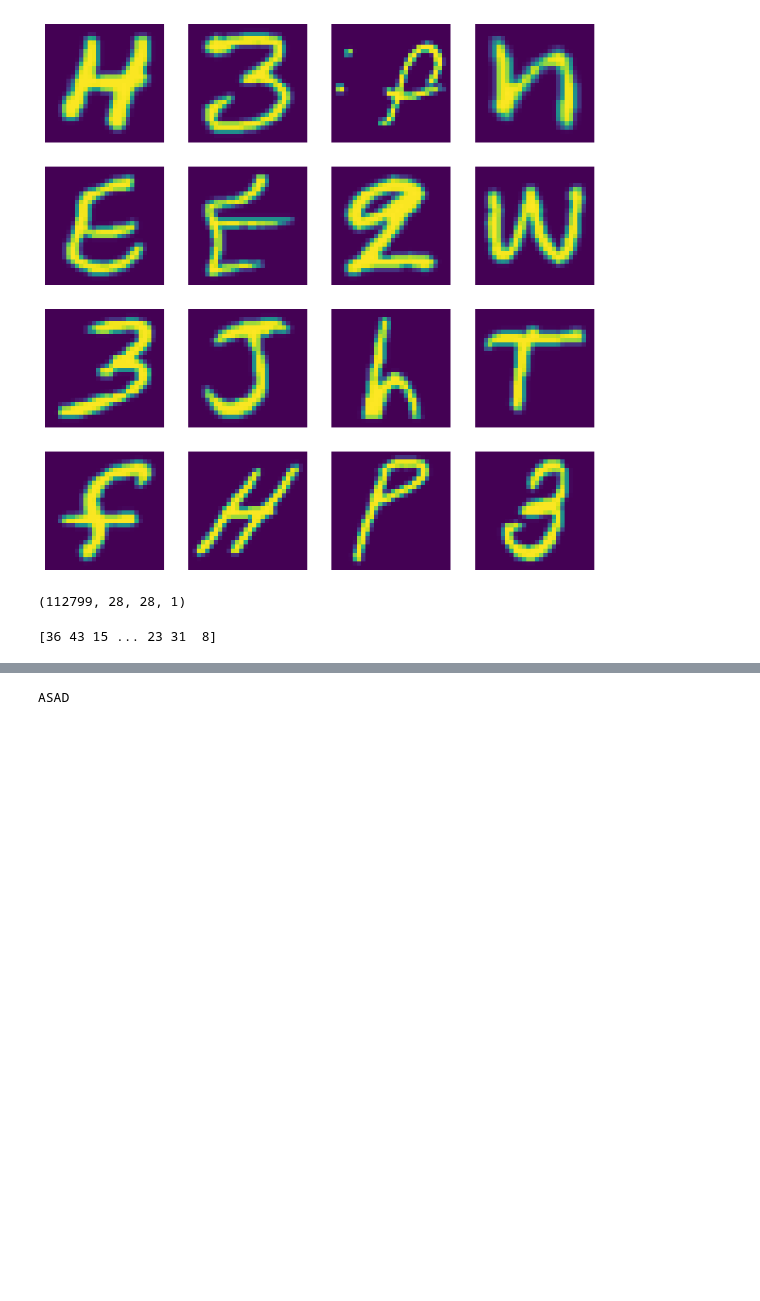
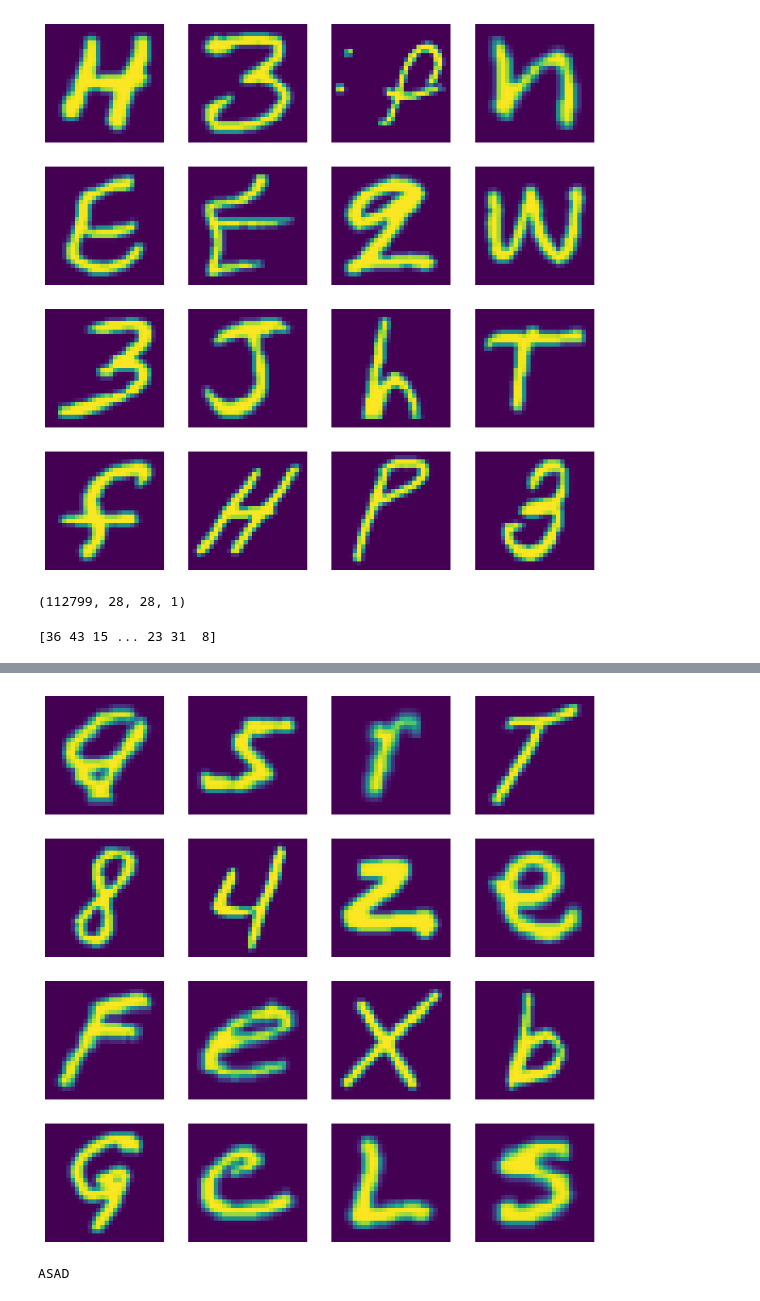
Before and after one commit to 909Ahmed/EMNIST-CNN, a Jupyter notebook: model.ipynb, the cells around one changed output, grey strips where cells are left out. Drawn from its saved outputs; the diff is of its cells as text; code cells hidden in the pictures; blank space fills up the shorter version.

```diff
--- a/model.ipynb
+++ b/model.ipynb
@@ -367,3 +376,16 @@ y_pred = model.predict(all)
+# %%
+X_test = X_test.reshape(-1, 28, 28)
+for i in range (len(X_test)):
+    X_test[i] = np.transpose(X_test[i], axes=None)
+# %%
+plt.figure(figsize=(10,10))
+for i in range (16):
+    plt.subplot(4, 4, i+1)
+    plt.axis('off')
+    plt.imshow(X_test[i + 16])
+plt.show()
+# %% [output]
+[figure, added]
 # %%
 import pickle
 pickle.dump(model, open('shit.pkl', 'wb'))
```
Also changed, not shown: parts of 7 cells of this notebook.
